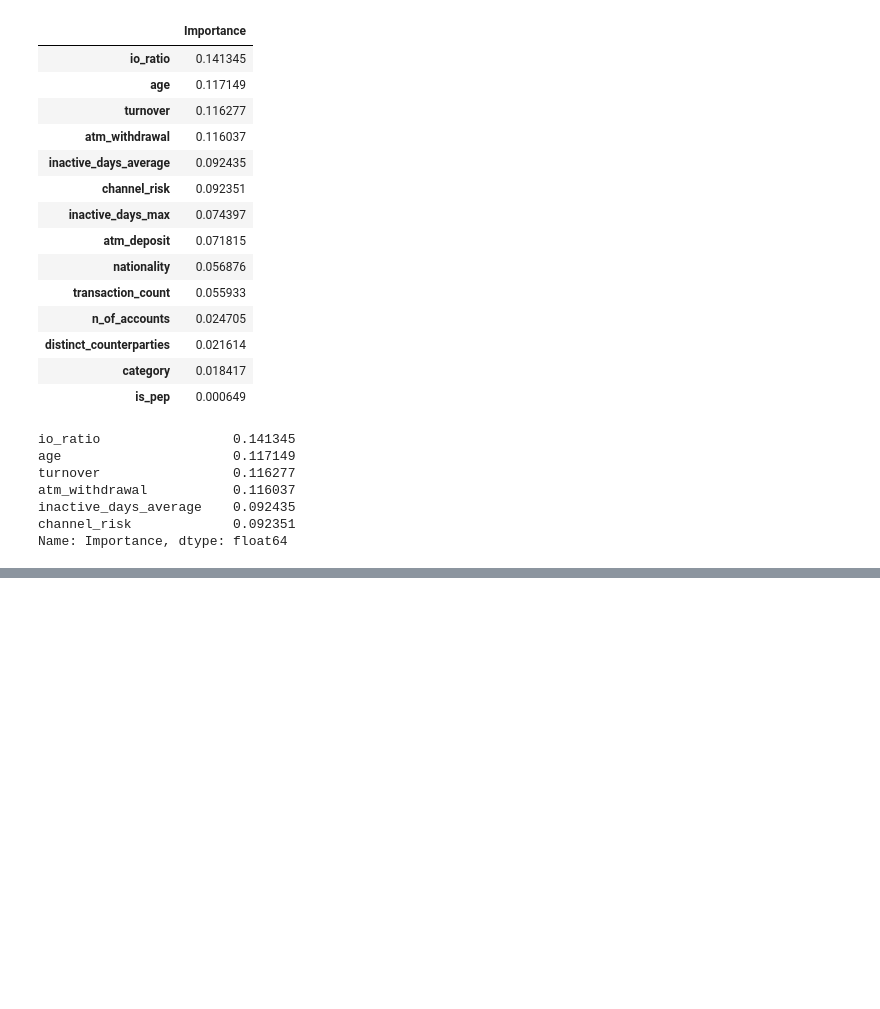
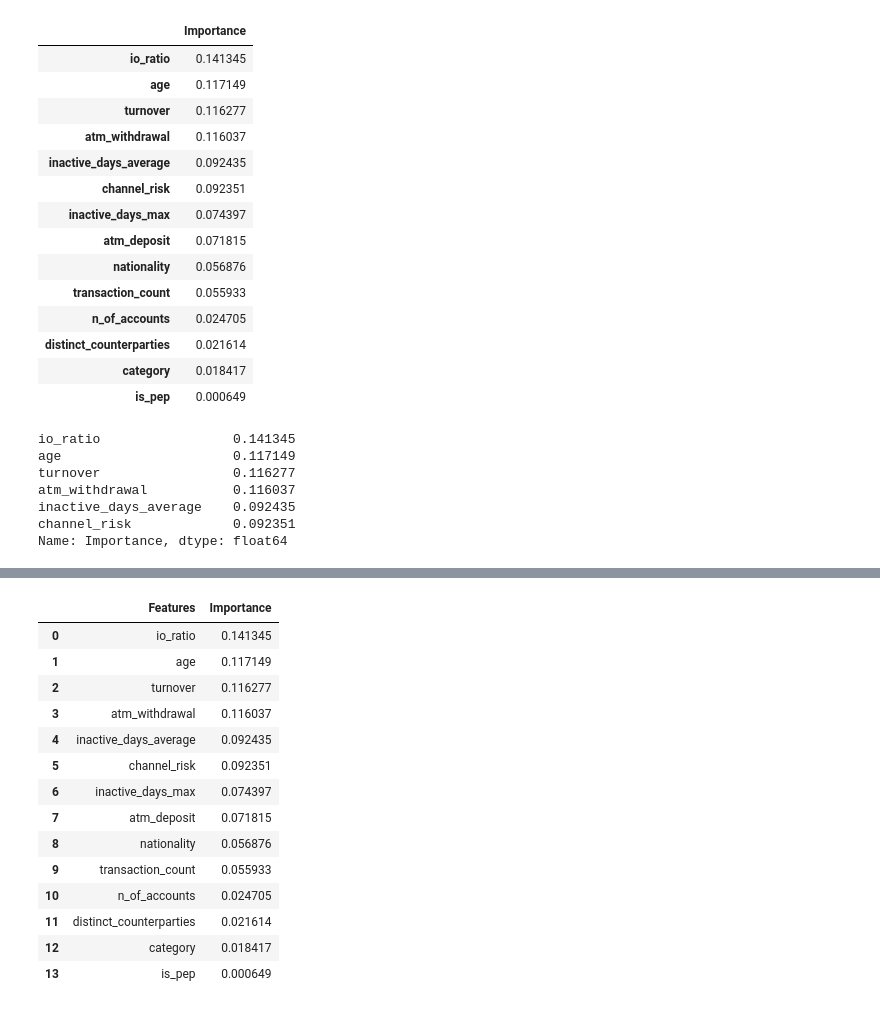
Before and after one commit to Lamiaka/hack-n-lead-2019, a Jupyter notebook: Modeling/Credit_Suisse.ipynb, the cells around one changed output, grey strips where cells are left out. Drawn from its saved outputs; the diff is of its cells as text; code cells hidden in the pictures; blank space fills up the shorter version.

```diff
--- a/Modeling/Credit_Suisse.ipynb
+++ b/Modeling/Credit_Suisse.ipynb
@@ -154,0 +185,18 @@ Name: Importance, dtype: float64
+# %%
+df
+# %% [output]
+|  | Features | Importance |
+| 0 | io_ratio | 0.141345 |
+| 1 | age | 0.117149 |
+| 2 | turnover | 0.116277 |
+| 3 | atm_withdrawal | 0.116037 |
+| 4 | inactive_days_average | 0.092435 |
+| 5 | channel_risk | 0.092351 |
+| 6 | inactive_days_max | 0.074397 |
+| 7 | atm_deposit | 0.071815 |
+| 8 | nationality | 0.056876 |
+| 9 | transaction_count | 0.055933 |
+| 10 | n_of_accounts | 0.024705 |
+| 11 | distinct_counterparties | 0.021614 |
+| 12 | category | 0.018417 |
+| 13 | is_pep | 0.000649 |
```
Also changed, not shown: parts of 4 cells of this notebook.
